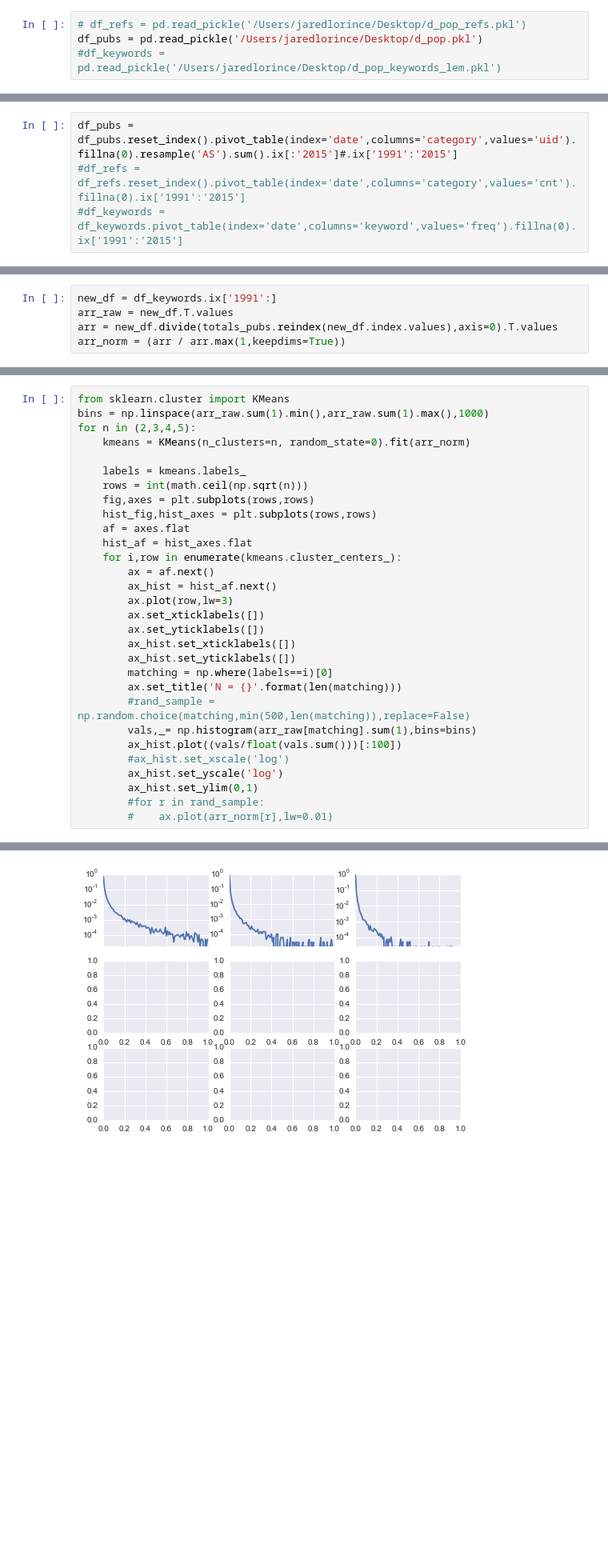
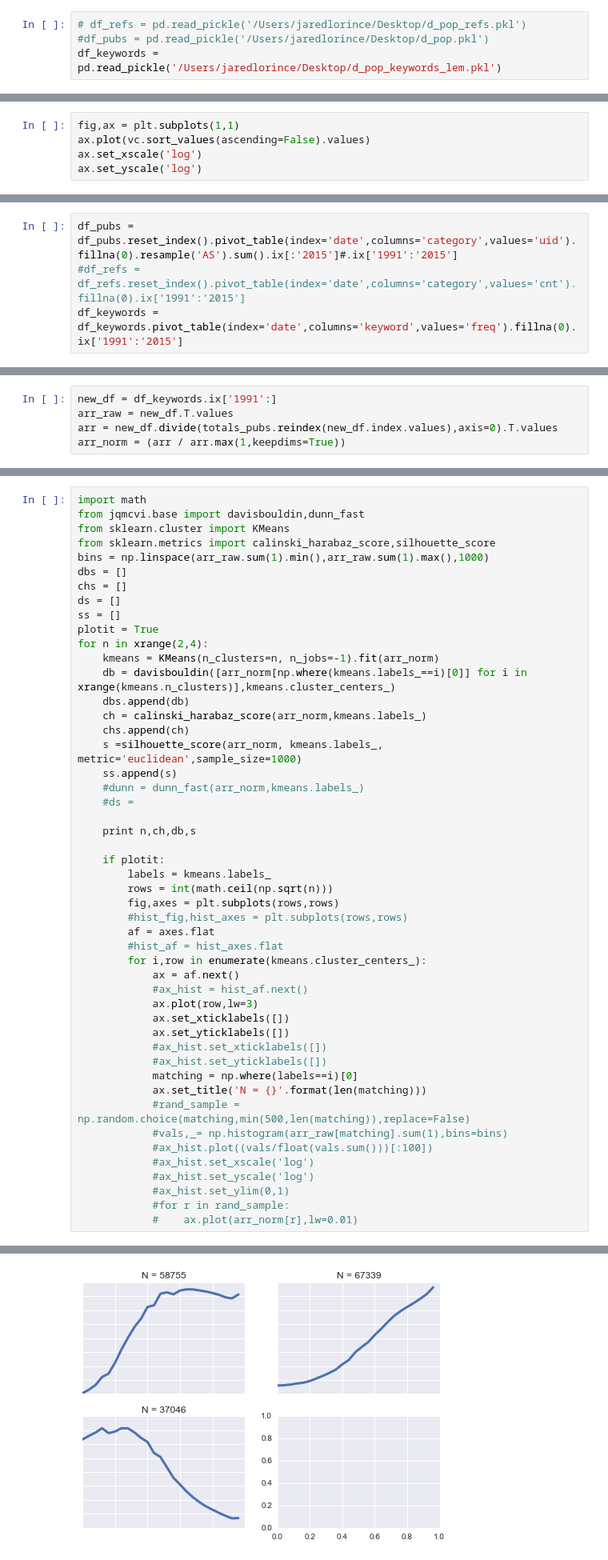
Before and after one commit to jlorince/WoS, a Jupyter notebook: notebooks/Untitled.ipynb, the cells around one changed output, grey strips where cells are left out. Shown at 80% size. Saved outputs shown, nothing was run; the diff lists cells and outputs as text; blank space fills up the shorter version.

Commit message:
keyword_parsing update

```diff
--- a/notebooks/Untitled.ipynb
+++ b/notebooks/Untitled.ipynb
@@ -17,8 +17,8 @@ totals_pubs = pd.Series(index=pd.date_range('1950-01-01','2015-12-31',freq='AS',
 totals_refs = pd.Series(index=pd.date_range('1950-01-01','2015-12-31',freq='AS',),data=[862276,913941,991301,1054144,1082894,993625,1132516,1195067,1291857,1390632,1496650,1927193,2030321,2167335,2530307,3071105,3556047,3822576,4197118,4439659,4483020,4909395,5406217,5614448,5994449,6801509,7391424,7858516,8097995,8733158,9155748,9680861,10507381,11104584,11725145,12482330,12384351,12773481,13165658,13524406,14225948,15057108,15906821,16710320,17930450,19381008,21289915,22082648,22865217,23589060,24585765,25072234,26210739,27773579,29654550,31816766,34430852,36991583,40692695,43594503,46666951,50946087,55088628,59408651,62668029,59436898,])
 # %%
 # df_refs = pd.read_pickle('/Users/jaredlorince/Desktop/d_pop_refs.pkl')
-df_pubs = pd.read_pickle('/Users/jaredlorince/Desktop/d_pop.pkl')
-#df_keywords = pd.read_pickle('/Users/jaredlorince/Desktop/d_pop_keywords_lem.pkl')
+#df_pubs = pd.read_pickle('/Users/jaredlorince/Desktop/d_pop.pkl')
+df_keywords = pd.read_pickle('/Users/jaredlorince/Desktop/d_pop_keywords_lem.pkl')
 # %%
 vc = df_keywords.groupby('keyword')['freq'].sum()
 vc_df = vc[vc>=100].reset_index()
@@ -25,0 +41,5 @@ df_keywords=df_keywords.join(vc_df.set_index('keyword'),on='keyword',how='inner'
+# %%
+fig,ax = plt.subplots(1,1)
+ax.plot(vc.sort_values(ascending=False).values)
+ax.set_xscale('log')
+ax.set_yscale('log')
@@ -26,7 +48,7 @@ df_keywords=df_keywords.join(vc_df.set_index('keyword'),on='keyword',how='inner'
 # %%
 df_pubs = df_pubs.reset_index().pivot_table(index='date',columns='category',values='uid').fillna(0).resample('AS').sum().ix[:'2015']#.ix['1991':'2015']
 #df_refs = df_refs.reset_index().pivot_table(index='date',columns='category',values='cnt').fillna(0).ix['1991':'2015']
-#df_keywords = df_keywords.pivot_table(index='date',columns='keyword',values='freq').fillna(0).ix['1991':'2015']
+df_keywords = df_keywords.pivot_table(index='date',columns='keyword',values='freq').fillna(0).ix['1991':'2015']
 # %%
 #totals = df.sum(1)
 cum_totals_pubs = totals_pubs.cumsum()#.ix['1991':'2015']
@@ -118,31 +164,50 @@ arr_norm = (arr / arr.max(1,keepdims=True))
 # %%
+import math
+from jqmcvi.base import davisbouldin,dunn_fast
 from sklearn.cluster import KMeans
+from sklearn.metrics import calinski_harabaz_score,silhouette_score
 bins = np.linspace(arr_raw.sum(1).min(),arr_raw.sum(1).max(),1000)
-for n in (2,3,4,5):
-    kmeans = KMeans(n_clusters=n, random_state=0).fit(arr_norm)
+dbs = []
+chs = []
+ds = []
+ss = []
+plotit = True
+for n in xrange(2,4):
+    kmeans = KMeans(n_clusters=n, n_jobs=-1).fit(arr_norm)
+    db = davisbouldin([arr_norm[np.where(kmeans.labels_==i)[0]] for i in xrange(kmeans.n_clusters)],kmeans.cluster_centers_)
+    dbs.append(db)
+    ch = calinski_harabaz_score(arr_norm,kmeans.labels_)
+    chs.append(ch)
+    s =silhouette_score(arr_norm, kmeans.labels_, metric='euclidean',sample_size=1000)
+    ss.append(s)
+    #dunn = dunn_fast(arr_norm,kmeans.labels_)
+    #ds =
 
-    labels = kmeans.labels_
-    rows = int(math.ceil(np.sqrt(n)))
-    fig,axes = plt.subplots(rows,rows)
-    hist_fig,hist_axes = plt.subplots(rows,rows)
-    af = axes.flat
-    hist_af = hist_axes.flat
-    for i,row in enumerate(kmeans.cluster_centers_):
-        ax = af.next()
-        ax_hist = hist_af.next()
-        ax.plot(row,lw=3)
-        ax.set_xticklabels([])
-        ax.set_yticklabels([])
-        ax_hist.set_xticklabels([])
-        ax_hist.set_yticklabels([])
-        matching = np.where(labels==i)[0]
-        ax.set_title('N = {}'.format(len(matching)))
-        #rand_sample = np.random.choice(matching,min(500,len(matching)),replace=False)
-        vals,_= np.histogram(arr_raw[matching].sum(1),bins=bins)
-        ax_hist.plot((vals/float(vals.sum()))[:100])
-        #ax_hist.set_xscale('log')
-        ax_hist.set_yscale('log')
-        ax_hist.set_ylim(0,1)
-        #for r in rand_sample:
-        #    ax.plot(arr_norm[r],lw=0.01)
+    print n,ch,db,s
+
+    if plotit:
+        labels = kmeans.labels_
+        rows = int(math.ceil(np.sqrt(n)))
+        fig,axes = plt.subplots(rows,rows)
+        #hist_fig,hist_axes = plt.subplots(rows,rows)
+        af = axes.flat
+        #hist_af = hist_axes.flat
+        for i,row in enumerate(kmeans.cluster_centers_):
+            ax = af.next()
+            #ax_hist = hist_af.next()
+            ax.plot(row,lw=3)
+            ax.set_xticklabels([])
+            ax.set_yticklabels([])
+            #ax_hist.set_xticklabels([])
+            #ax_hist.set_yticklabels([])
+            matching = np.where(labels==i)[0]
+            ax.set_title('N = {}'.format(len(matching)))
+            #rand_sample = np.random.choice(matching,min(500,len(matching)),replace=False)
+            #vals,_= np.histogram(arr_raw[matching].sum(1),bins=bins)
+            #ax_hist.plot((vals/float(vals.sum()))[:100])
+            #ax_hist.set_xscale('log')
+            #ax_hist.set_yscale('log')
+            #ax_hist.set_ylim(0,1)
+            #for r in rand_sample:
+            #    ax.plot(arr_norm[r],lw=0.01)
 # %% [output]
@@ -150 +217 @@ for n in (2,3,4,5):
-[figure, old version]
+[figure, new version]
```
Also changed, not shown: parts of 13 cells of this notebook, 3 other files.
